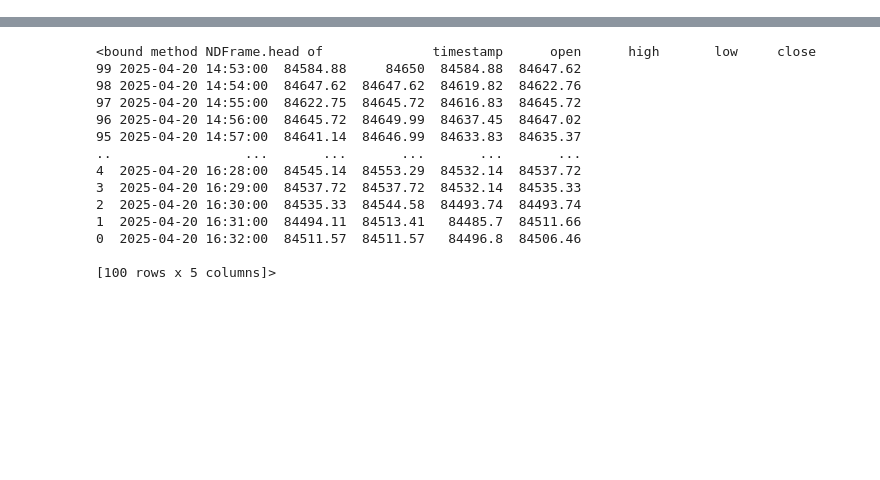
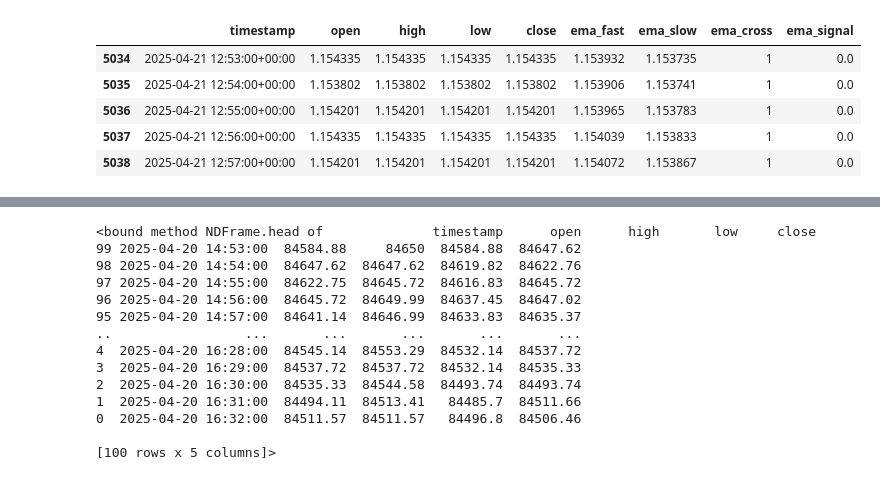
Before and after one commit to sYoungkin/quantCoPilot, a Jupyter notebook: testing.ipynb, the cells around one changed output, grey strips where cells are left out. Drawn from its saved outputs; the diff is of its cells as text; code cells hidden in the pictures; blank space fills up the shorter version.

```diff
--- a/testing.ipynb
+++ b/testing.ipynb
@@ -0,0 +31,9 @@
+# %%
+df.tail()
+# %% [output]
+|  | timestamp | open | high | low | close | ema_fast | ema_slow | ema_cross | ema_signal |
+| 5034 | 2025-04-21 12:53:00+00:00 | 1.154335 | 1.154335 | 1.154335 | 1.154335 | 1.153932 | 1.153735 | 1 | 0.0 |
+| 5035 | 2025-04-21 12:54:00+00:00 | 1.153802 | 1.153802 | 1.153802 | 1.153802 | 1.153906 | 1.153741 | 1 | 0.0 |
+| 5036 | 2025-04-21 12:55:00+00:00 | 1.154201 | 1.154201 | 1.154201 | 1.154201 | 1.153965 | 1.153783 | 1 | 0.0 |
+| 5037 | 2025-04-21 12:56:00+00:00 | 1.154335 | 1.154335 | 1.154335 | 1.154335 | 1.154039 | 1.153833 | 1 | 0.0 |
+| 5038 | 2025-04-21 12:57:00+00:00 | 1.154201 | 1.154201 | 1.154201 | 1.154201 | 1.154072 | 1.153867 | 1 | 0.0 |
```
Also changed, not shown: parts of 12 cells of this notebook, 1 other file.
